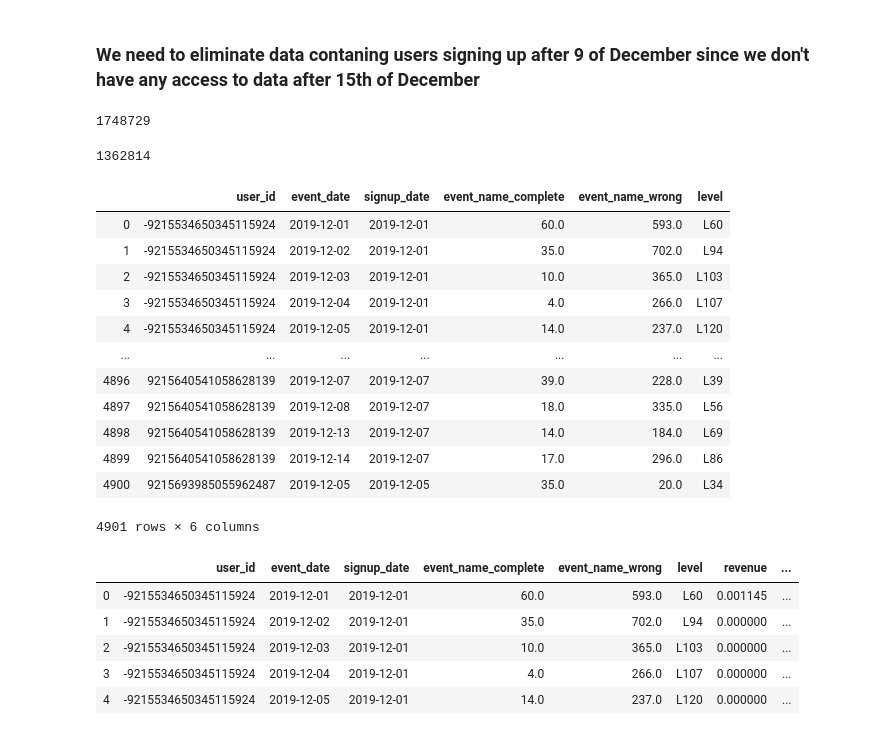
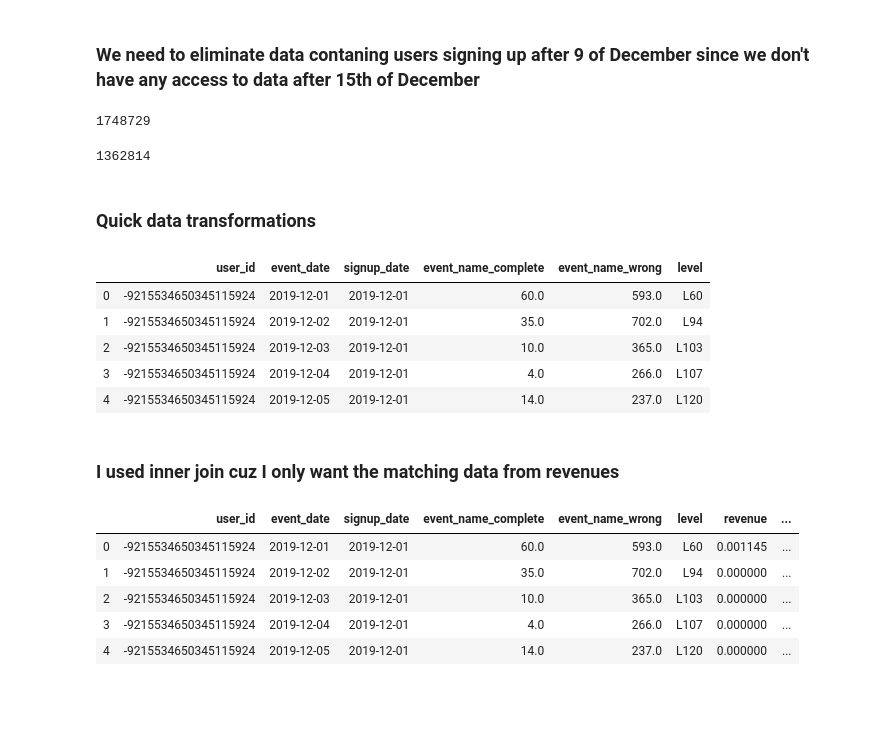
Before and after one commit to sodaliAyran/churn-prediction-mulakat, a Jupyter notebook: Report.ipynb, the cells around one changed output. Cells and saved outputs as stored; diff of their text form; code cells hidden in the pictures; blank space fills up the shorter version.

```diff
--- a/Report.ipynb
+++ b/Report.ipynb
@@ -468,34 +502,33 @@ print(len(df_event))
 df_event.signup_date = pd.to_datetime(df_event.signup_date)
 df_event.event_date = pd.to_datetime(df_event.event_date)
 df_event = df_event[df_event.signup_date < '2019-12-09']
-event_name_one_hot = pd.get_dummies(df_event.event_name, prefix="event_name", drop_first=True)
-df_event = pd.concat([df_event, event_name_one_hot], axis=1)
-len(df_event)
 # %% [output]
 1748729
-1362814
+# %%
+event_name_one_hot = pd.get_dummies(df_event.event_name, prefix="event_name", drop_first=True)
+df_event = pd.concat([df_event, event_name_one_hot], axis=1)
+len(df_event)
+# %% [output]
+1362814
 # %%
 df_event.head()
 
 df_event = df_event[df_event.level != 'L-1']
+# %% [markdown]
+### Quick data transformations
 # %%
 df_event_agg = df_event.groupby(["user_id", "event_date", "signup_date"], as_index=False).agg({'event_name_complete':'sum', 'event_name_wrong': 'sum', 'level': 'last'})
 # %%
-df_event_agg
+df_event_agg.head()
 # %% [output]
 |  | user_id | event_date | signup_date | event_name_complete | event_name_wrong | level |
 | 0 | -9215534650345115924 | 2019-12-01 | 2019-12-01 | 60.0 | 593.0 | L60 |
 | 1 | -9215534650345115924 | 2019-12-02 | 2019-12-01 | 35.0 | 702.0 | L94 |
 | 2 | -9215534650345115924 | 2019-12-03 | 2019-12-01 | 10.0 | 365.0 | L103 |
 | 3 | -9215534650345115924 | 2019-12-04 | 2019-12-01 | 4.0 | 266.0 | L107 |
 | 4 | -9215534650345115924 | 2019-12-05 | 2019-12-01 | 14.0 | 237.0 | L120 |
-| ... | ... | ... | ... | ... | ... | ... |
-| 4896 | 9215640541058628139 | 2019-12-07 | 2019-12-07 | 39.0 | 228.0 | L39 |
-| 4897 | 9215640541058628139 | 2019-12-08 | 2019-12-07 | 18.0 | 335.0 | L56 |
-| 4898 | 9215640541058628139 | 2019-12-13 | 2019-12-07 | 14.0 | 184.0 | L69 |
-| 4899 | 9215640541058628139 | 2019-12-14 | 2019-12-07 | 17.0 | 296.0 | L86 |
-| 4900 | 9215693985055962487 | 2019-12-05 | 2019-12-05 | 35.0 | 20.0 | L34 |
-4901 rows × 6 columns
+# %% [markdown]
+### I used inner join cuz I only want the matching data from revenues
 # %%
 churn_data = pd.merge(df_event_agg, df_revenue, on=['user_id', 'event_date'], how='inner')
 # %%
```
Also changed, not shown: parts of 23 cells of this notebook.
